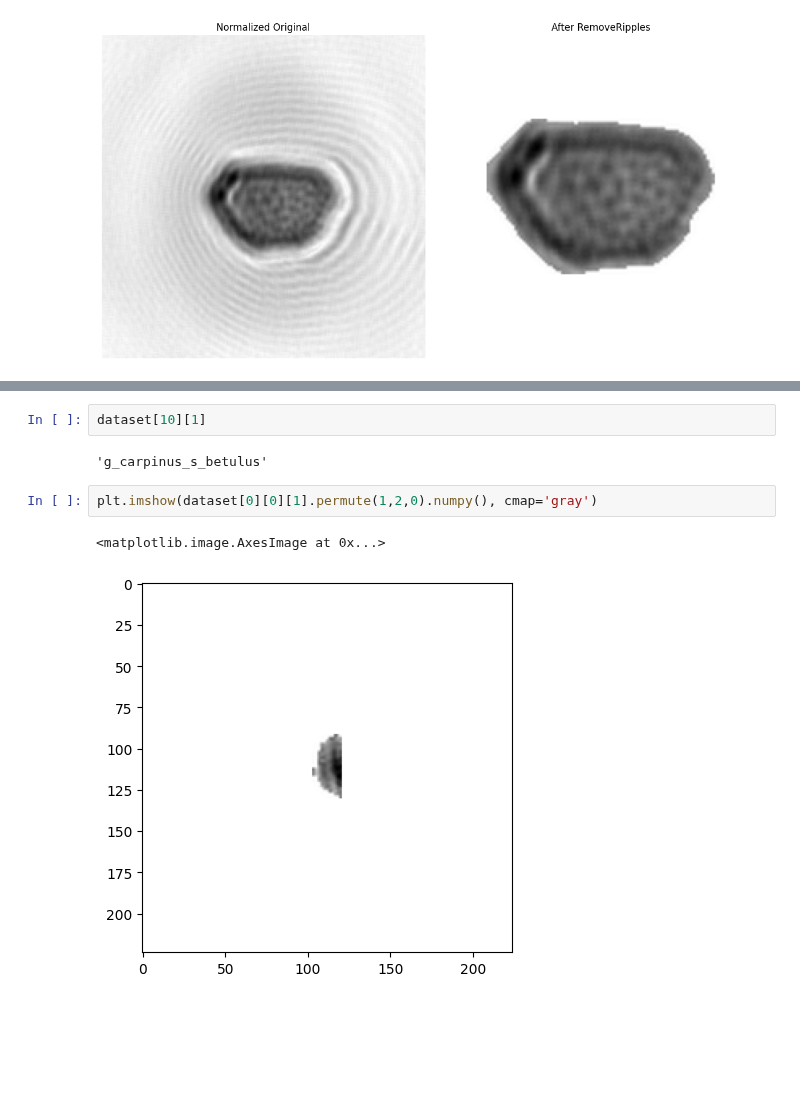
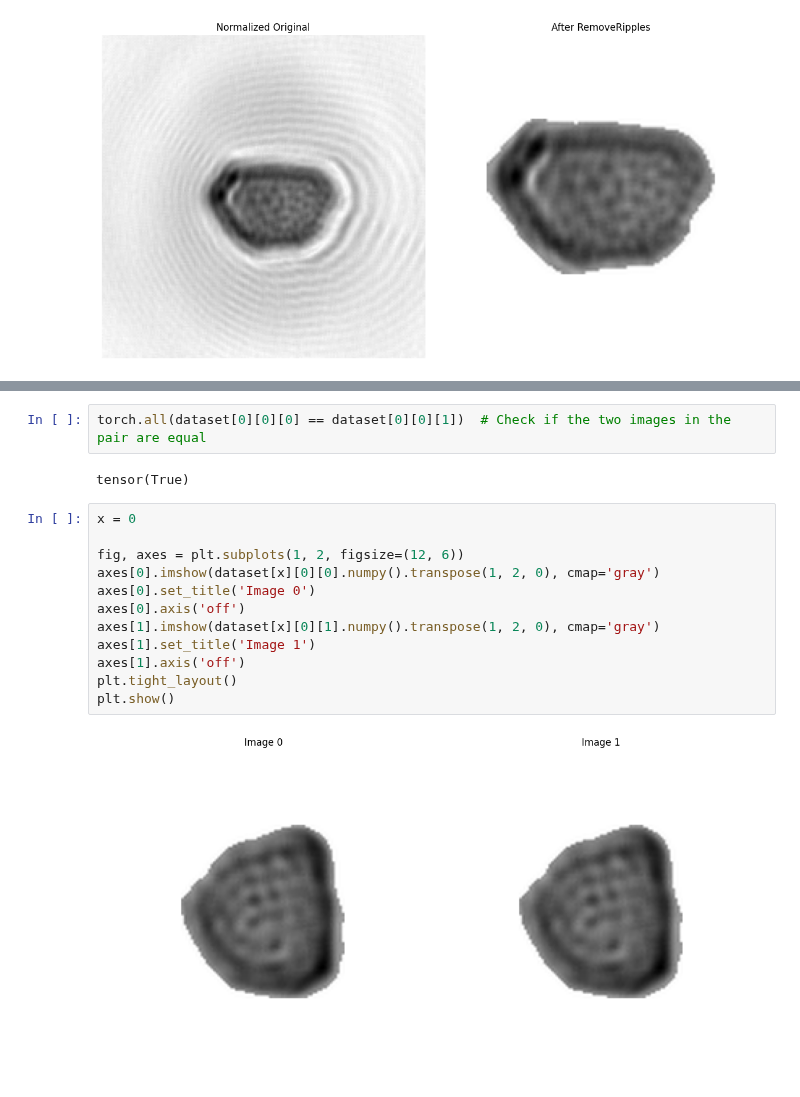
Before and after one commit to 3d-pollen-reconstruction/sequoia, a Jupyter notebook: notebooks/holo_exploration.ipynb, the cells around one changed output, grey strips where cells are left out. Saved outputs shown, nothing was run; the diff lists cells and outputs as text; blank space fills up the shorter version.

Commit message:
wip: fixing holo dataset class

```diff
--- a/notebooks/holo_exploration.ipynb
+++ b/notebooks/holo_exploration.ipynb
@@ -204,12 +205,21 @@ transform = transforms.Compose([
 ])
 
 dataset = HolographicPollenDataset(transform=transform)
-# %%
-dataset[10][1]
-# %% [output]
-'g_carpinus_s_betulus'
-# %%
-plt.imshow(dataset[0][0][1].permute(1,2,0).numpy(), cmap='gray')
-# %% [output]
-<matplotlib.image.AxesImage at 0x...>
-[figure, removed]
+# %%
+torch.all(dataset[0][0][0] == dataset[0][0][1])  # Check if the two images in the pair are equal
+# %% [output]
+tensor(True)
+# %%
+x = 0
+
+fig, axes = plt.subplots(1, 2, figsize=(12, 6))
+axes[0].imshow(dataset[x][0][0].numpy().transpose(1, 2, 0), cmap='gray')
+axes[0].set_title('Image 0')
+axes[0].axis('off')
+axes[1].imshow(dataset[x][0][1].numpy().transpose(1, 2, 0), cmap='gray')
+axes[1].set_title('Image 1')
+axes[1].axis('off')
+plt.tight_layout()
+plt.show()
+# %% [output]
+[figure, added]
```
Also changed, not shown: parts of 1 cell of this notebook.
